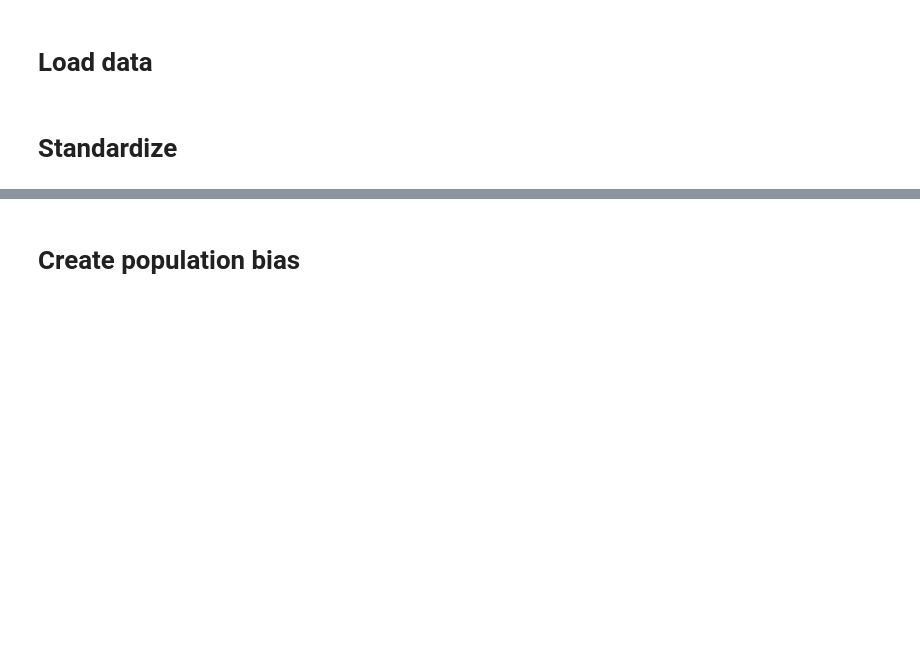
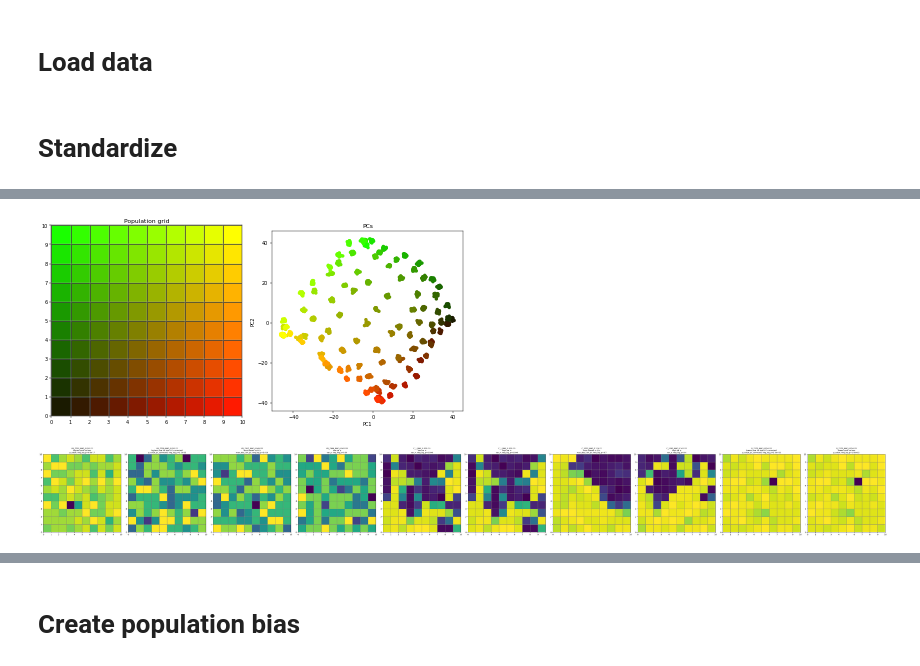
Before and after one commit to mat2m10/chasm, a Jupyter notebook: notebooks/coalescence_simulation_notebooks/Proof_of_Concept.ipynb, the cells around one changed output, grey strips where cells are left out. Cells and saved outputs as stored; diff of their text form; code cells hidden in the pictures; blank space fills up the shorter version.

```diff
--- a/notebooks/coalescence_simulation_notebooks/Proof_of_Concept.ipynb
+++ b/notebooks/coalescence_simulation_notebooks/Proof_of_Concept.ipynb
@@ -101,0 +65,11 @@ H_obs
+# %%
+PCs = get_n_pcs(raw_geno, 5)
+# %%
+visualize_grid_and_pcs(PCs, humans, dpi=36, s=48)
+# %% [output]
+[figure, added]
+# %%
+values, pcs, ps, HWE_dev = find_snps(raw_geno, pop=humans["populations"], chosen_bias=pheno["discrete"], PCs=5)
+show_top_snps_ordered(humans, raw_geno, values)
+# %% [output]
+[figure, added]
```
Also changed, not shown: parts of 20 cells of this notebook, 2 other files.
